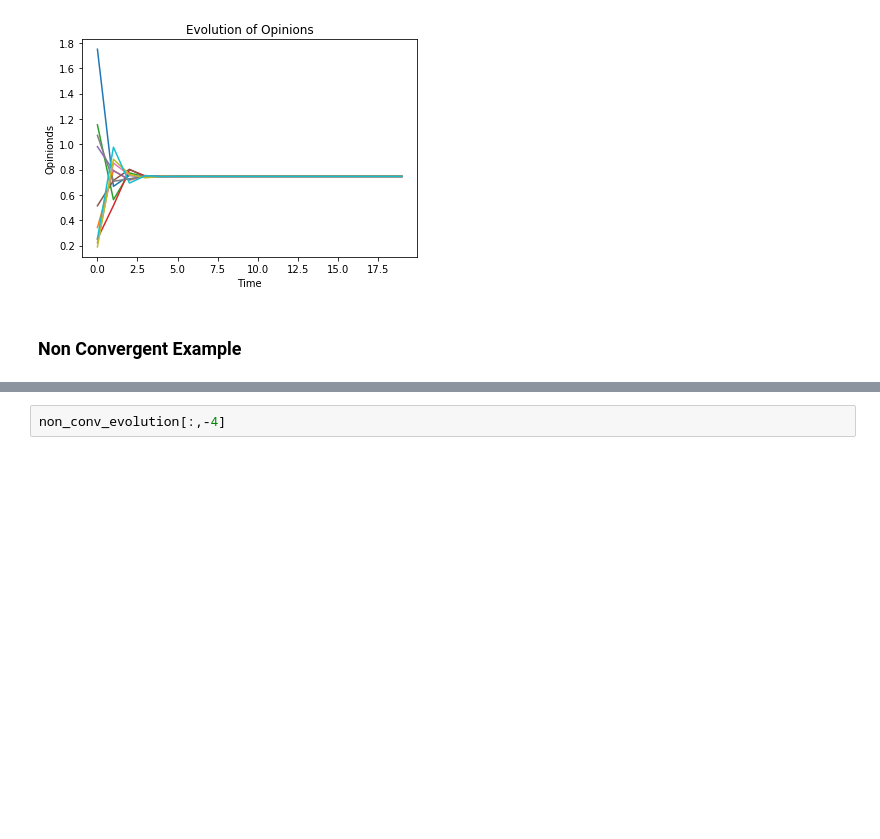
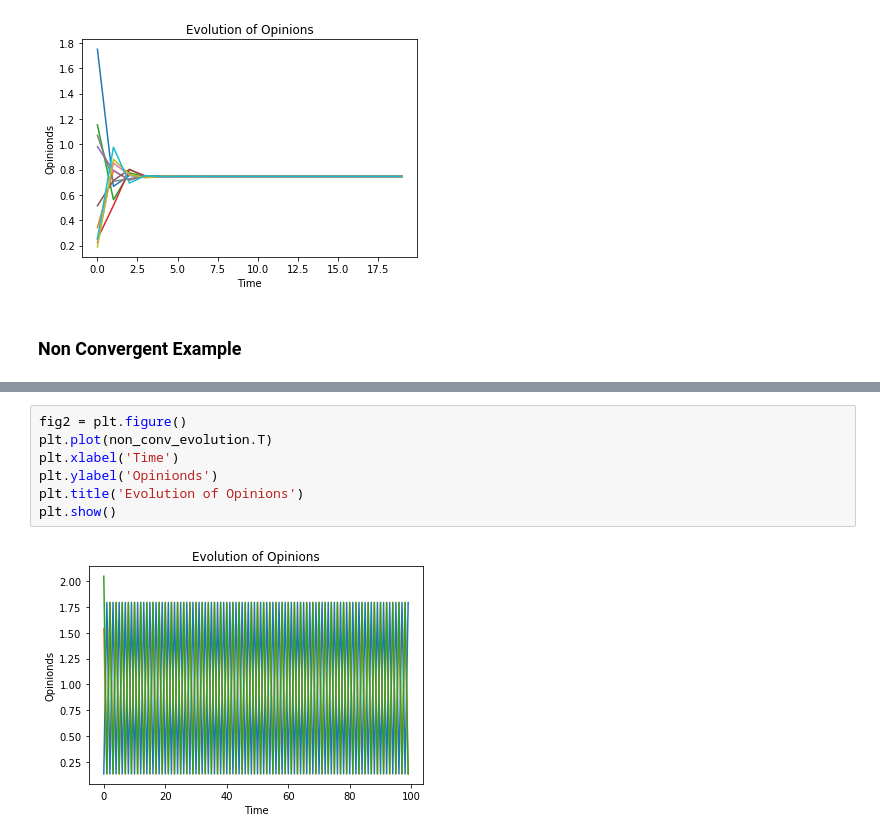
Before and after one commit to HNoorazar/PyOpinionGame, a Jupyter notebook: Other_Models.ipynb, the cells around one changed output, grey strips where cells are left out. Cells and saved outputs as stored; diff of their text form; blank space fills up the shorter version.

```diff
--- a/Other_Models.ipynb
+++ b/Other_Models.ipynb
@@ -134,2 +134,9 @@ plt.show()
-# %%
-non_conv_evolution[:,-4]
+# %%
+fig2 = plt.figure()
+plt.plot(non_conv_evolution.T)
+plt.xlabel('Time')
+plt.ylabel('Opinionds')
+plt.title('Evolution of Opinions')
+plt.show()
+# %% [output]
+[figure, added]
```
Also changed, not shown: parts of 2 cells of this notebook, 2 other files.
